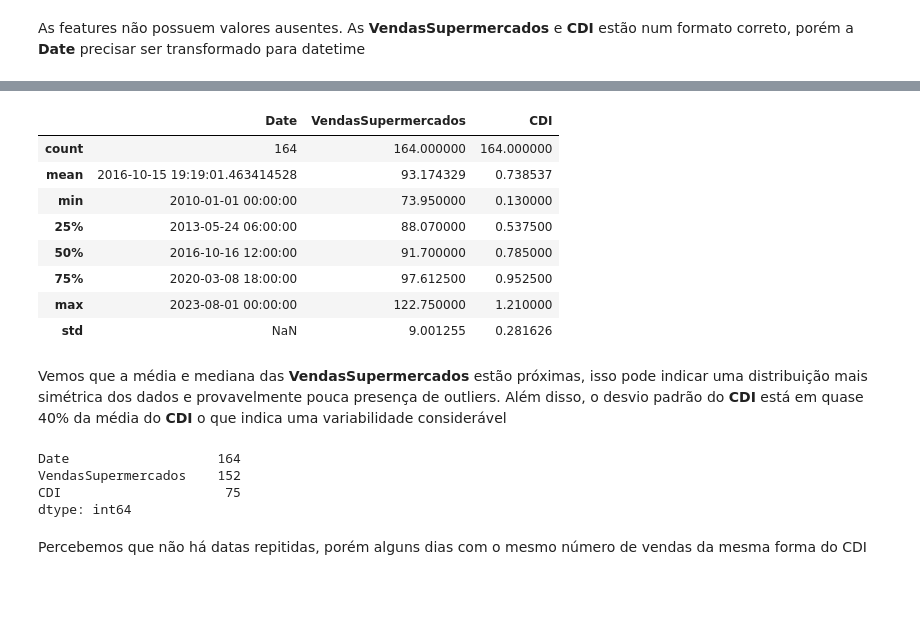
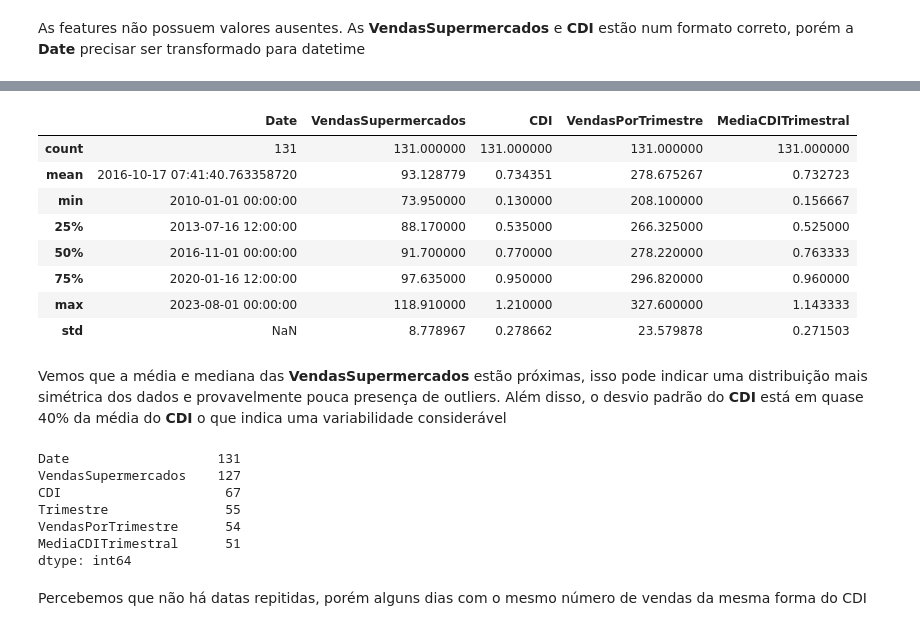
Before and after one commit to leonardoccarv/VendasDeSupermercados, a Jupyter notebook: notebook.ipynb, the cells around one changed output, grey strips where cells are left out. Cells and saved outputs as stored; diff of their text form; code cells hidden in the pictures; blank space fills up the shorter version.

```diff
--- a/notebook.ipynb
+++ b/notebook.ipynb
@@ -31,0 +31,25 @@ O dataset possui três colunas
+# %%
+# função que converte a feature Date para datetime
+def convert_date_column(df, column_name):
+    df[column_name] = pd.to_datetime(df[column_name])
+    return df
+
+convert_date_column(df, 'Date')
+
+# função que cria uma coluna de trimestres e as vendas por trimestre
+def add_trimestre_column(df, date_column, vendas_column):
+    df['Trimestre'] = df[date_column].dt.to_period("Q")
+    df['VendasPorTrimestre'] = df.groupby('Trimestre')[vendas_column].transform('sum')
+    return df
+
+df = add_trimestre_column(df, 'Date', 'VendasSupermercados')
+
+# função que cria uma coluna com a média do cdi no trimestre
+def add_media_cdi_trimestral(df, date_column, cdi_column):
+    df['MediaCDITrimestral'] = df.groupby('Trimestre')[cdi_column].transform('mean')
+    return df
+
+df = add_media_cdi_trimestral(df, 'Trimestre', 'CDI')
+
+df['Trimestre'] = df['Trimestre'].astype(str)
+df.head()
@@ -31,0 +71,14 @@ O dataset possui três colunas
+# %%
+# dividindo os dados em treino e teste
+def split_df(df):
+    df_train, df_test = train_test_split(df, test_size=0.2, random_state=42)
+    return df_train, df_test
+
+df_train, df_test = split_df(df)
+
+def column_order(df, column):
+    # Ordenando o DataFrame pela coluna especificada
+    df = df.sort_values(by=column)
+    return df
+
+df_train = column_order(df_train, 'Trimestre')
@@ -75,23 +120,26 @@ memory usage: 1.4 KB
 # %%
-df.describe()
+df_train.describe()
 # %% [output]
-|  | Date | VendasSupermercados | CDI |
-| count | 164 | 164.000000 | 164.000000 |
-| mean | 2016-10-15 19:19:01.463414528 | 93.174329 | 0.738537 |
-| min | 2010-01-01 00:00:00 | 73.950000 | 0.130000 |
-| 25% | 2013-05-24 06:00:00 | 88.070000 | 0.537500 |
-| 50% | 2016-10-16 12:00:00 | 91.700000 | 0.785000 |
-| 75% | 2020-03-08 18:00:00 | 97.612500 | 0.952500 |
-| max | 2023-08-01 00:00:00 | 122.750000 | 1.210000 |
-| std | NaN | 9.001255 | 0.281626 |
+|  | Date | VendasSupermercados | CDI | VendasPorTrimestre | MediaCDITrimestral |
+| count | 131 | 131.000000 | 131.000000 | 131.000000 | 131.000000 |
+| mean | 2016-10-17 07:41:40.763358720 | 93.128779 | 0.734351 | 278.675267 | 0.732723 |
+| min | 2010-01-01 00:00:00 | 73.950000 | 0.130000 | 208.100000 | 0.156667 |
+| 25% | 2013-07-16 12:00:00 | 88.170000 | 0.535000 | 266.325000 | 0.525000 |
+| 50% | 2016-11-01 00:00:00 | 91.700000 | 0.770000 | 278.220000 | 0.763333 |
+| 75% | 2020-01-16 12:00:00 | 97.635000 | 0.950000 | 296.820000 | 0.960000 |
+| max | 2023-08-01 00:00:00 | 118.910000 | 1.210000 | 327.600000 | 1.143333 |
+| std | NaN | 8.778967 | 0.278662 | 23.579878 | 0.271503 |
 # %% [markdown]
 Vemos que a média e mediana das **VendasSupermercados** estão próximas, isso pode indicar uma distribuição mais simétrica dos dados e provavelmente pouca presença de outliers. Além disso, o desvio padrão do **CDI** está em quase 40% da média do **CDI** o que indica uma variabilidade considerável
 # %%
-df.nunique(axis=0)
+df_train.nunique(axis=0)
 # %% [output]
-Date                   164
-VendasSupermercados    152
-CDI                     75
+Date                   131
+VendasSupermercados    127
+CDI                     67
+Trimestre               55
+VendasPorTrimestre      54
+MediaCDITrimestral      51
 dtype: int64
 # %% [markdown]
 Percebemos que não há datas repitidas, porém alguns dias com o mesmo número de vendas da mesma forma do CDI
```
Also changed, not shown: parts of 20 cells of this notebook.
